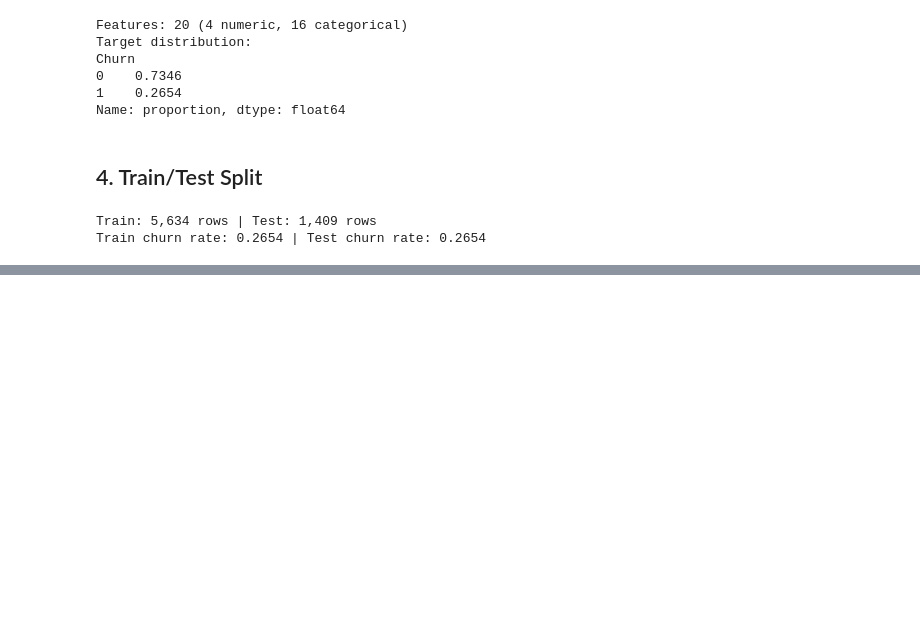
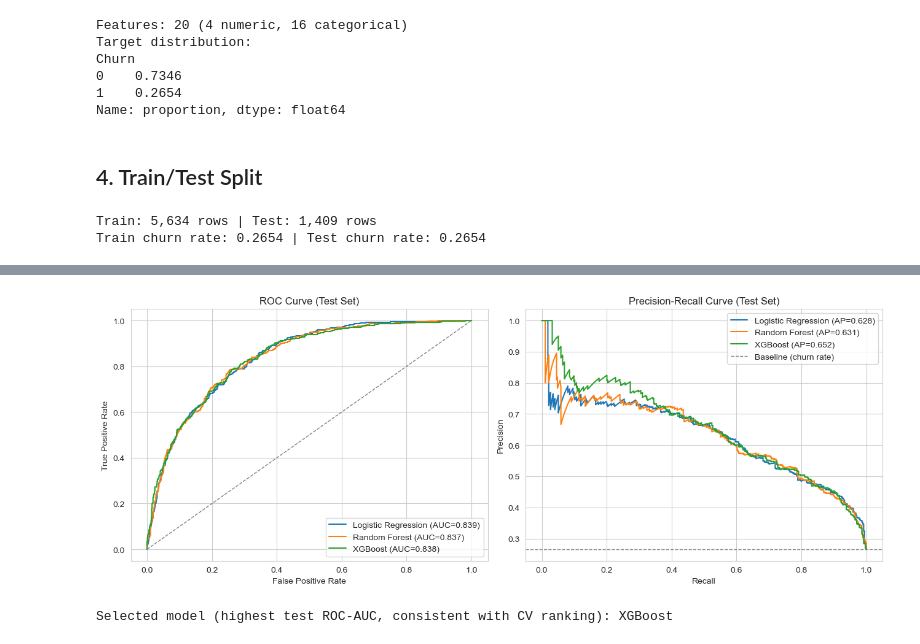
Before and after one commit to danielowuor/Customer-Retention-Intelligence-System, a Jupyter notebook: notebooks/03_classification_benchmarking.ipynb, the cells around one changed output, grey strips where cells are left out. Cells and saved outputs as stored; diff of their text form; code cells hidden in the pictures; blank space fills up the shorter version.

```diff
--- a/notebooks/03_classification_benchmarking.ipynb
+++ b/notebooks/03_classification_benchmarking.ipynb
@@ -119,0 +239,31 @@ Train churn rate: 0.2654 | Test churn rate: 0.2654
+# %%
+fig, ax = plt.subplots(1, 2, figsize=(13, 5))
+
+for name, model in fitted_models.items():
+    proba = model.predict_proba(X_test_enc)[:, 1]
+    fpr, tpr, _ = roc_curve(y_test, proba)
+    ax[0].plot(fpr, tpr, label=f"{name} (AUC={roc_auc_score(y_test, proba):.3f})")
+
+    prec, rec, _ = precision_recall_curve(y_test, proba)
+    ax[1].plot(rec, prec, label=f"{name} (AP={average_precision_score(y_test, proba):.3f})")
+
+ax[0].plot([0, 1], [0, 1], linestyle="--", color="gray", linewidth=1)
+ax[0].set_xlabel("False Positive Rate"); ax[0].set_ylabel("True Positive Rate")
+ax[0].set_title("ROC Curve (Test Set)"); ax[0].legend()
+
+ax[1].axhline(y_test.mean(), linestyle="--", color="gray", linewidth=1, label="Baseline (churn rate)")
+ax[1].set_xlabel("Recall"); ax[1].set_ylabel("Precision")
+ax[1].set_title("Precision-Recall Curve (Test Set)"); ax[1].legend()
+
+plt.tight_layout()
+plt.show()
+# %% [output]
+[figure, added]
+# %%
+best_model_name = test_results_df.sort_values("test_pr_auc", ascending=False).iloc[0]["model"]
+print(f"Selected model (highest test ROC-AUC, consistent with CV ranking): {best_model_name}")
+
+best_raw_model = fitted_models[best_model_name]
+best_model_params = candidates[best_model_name].get_params()
+# %% [output]
+Selected model (highest test ROC-AUC, consistent with CV ranking): XGBoost
```
Also changed, not shown: parts of 11 cells of this notebook.
